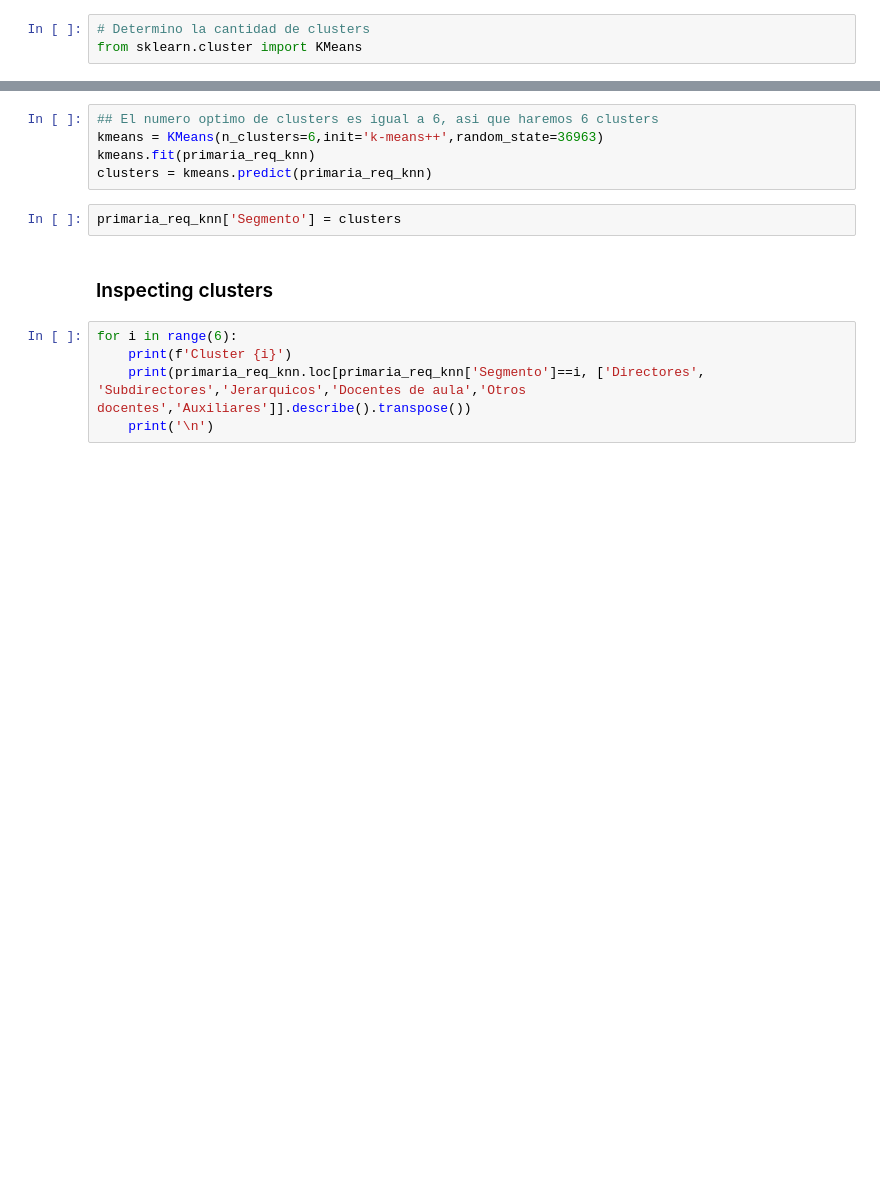
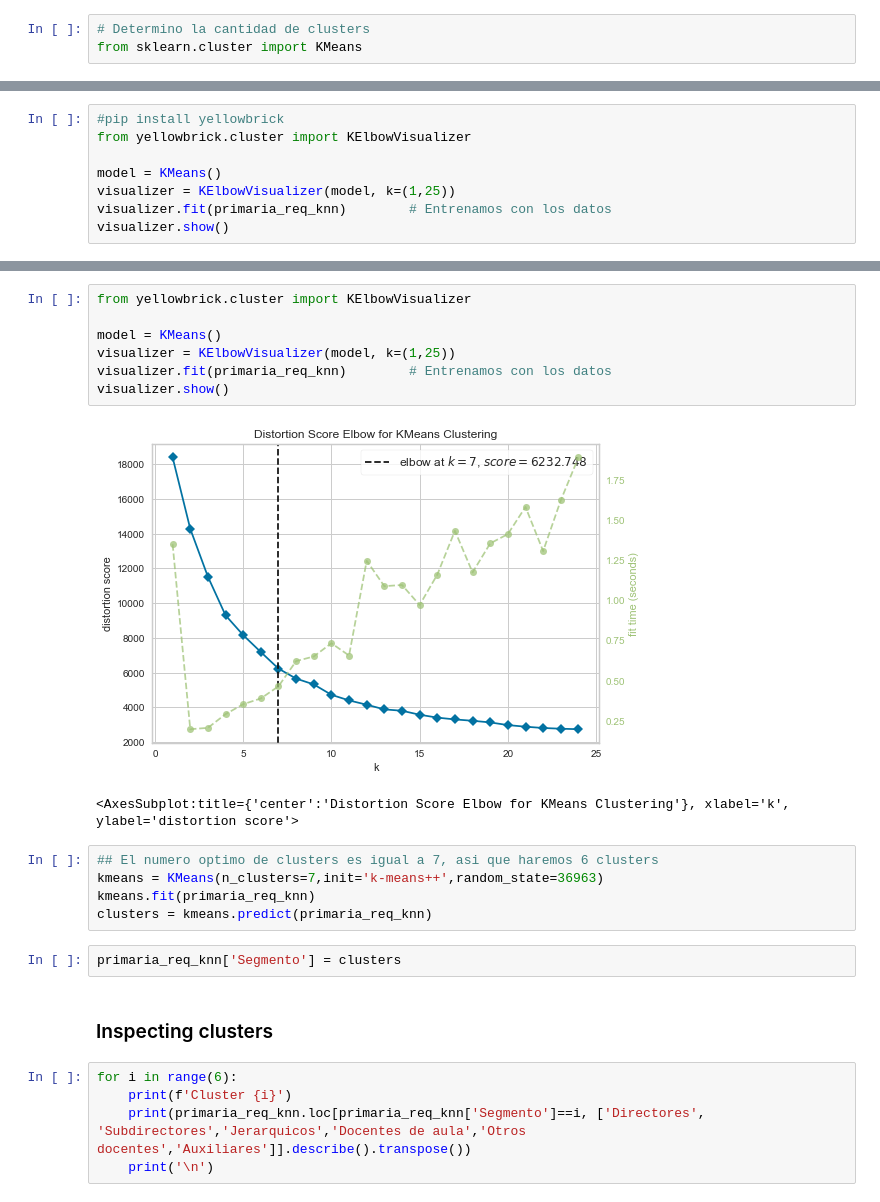
Before and after one commit to hugoferquiroz/AITeacherAllocation, a Jupyter notebook: Scripts/2-2 clusters.ipynb, the cells around one changed output, grey strips where cells are left out. Cells and saved outputs as stored; diff of their text form; blank space fills up the shorter version.

```diff
--- a/Scripts/2-2 clusters.ipynb
+++ b/Scripts/2-2 clusters.ipynb
@@ -227,0 +275,8 @@ plt.plot(range(1,12),wcss)
+# %%
+#pip install yellowbrick
+from yellowbrick.cluster import KElbowVisualizer
+
+model = KMeans()
+visualizer = KElbowVisualizer(model, k=(1,25))
+visualizer.fit(primaria_req_knn)        # Entrenamos con los datos
+visualizer.show()
@@ -228,6 +303,16 @@ plt.plot(range(1,12),wcss)
+# %%
+from yellowbrick.cluster import KElbowVisualizer
+
+model = KMeans()
+visualizer = KElbowVisualizer(model, k=(1,25))
+visualizer.fit(primaria_req_knn)        # Entrenamos con los datos
+visualizer.show()
+# %% [output]
+[figure, added]
+<AxesSubplot:title={'center':'Distortion Score Elbow for KMeans Clustering'}, xlabel='k', ylabel='distortion score'>
 # %%
-## El numero optimo de clusters es igual a 6, asi que haremos 6 clusters
-kmeans = KMeans(n_clusters=6,init='k-means++',random_state=36963)
+## El numero optimo de clusters es igual a 7, asi que haremos 6 clusters
+kmeans = KMeans(n_clusters=7,init='k-means++',random_state=36963)
 kmeans.fit(primaria_req_knn)
 clusters = kmeans.predict(primaria_req_knn)
 # %%
```
Also changed, not shown: parts of 20 cells of this notebook.
